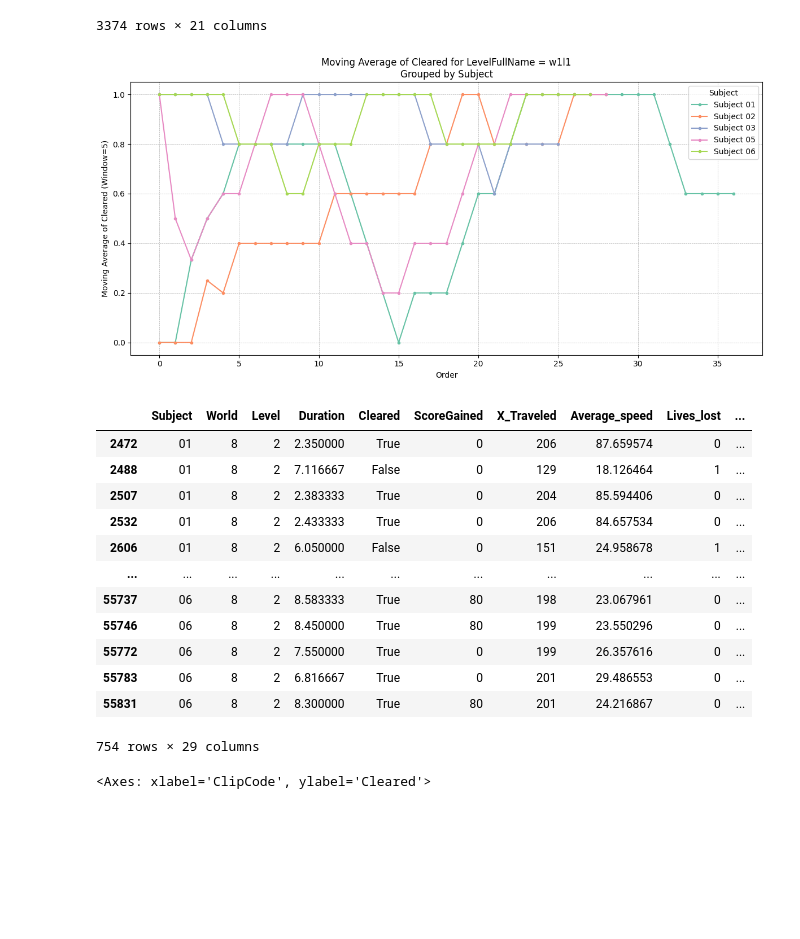
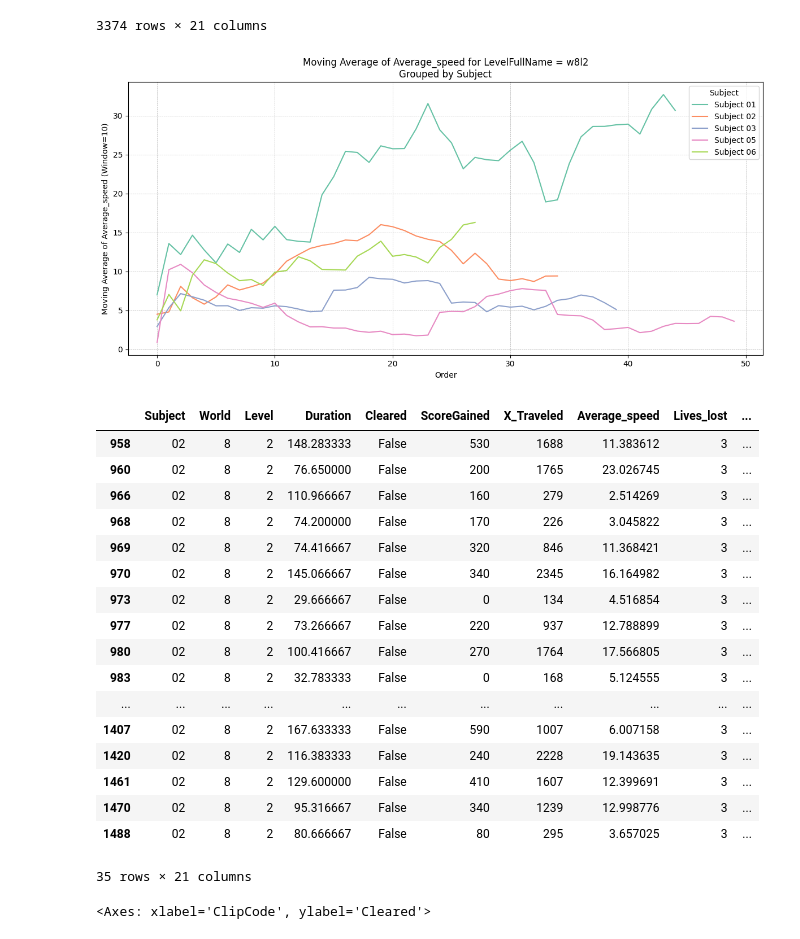
Before and after one commit to courtois-neuromod/mario_learning.behavior, a Jupyter notebook: notebooks/human_learning_traces.ipynb, the cells around one changed output. Cells and saved outputs as stored; diff of their text form; code cells hidden in the pictures; blank space fills up the shorter version.

Commit message:
created moving_average plot

```diff
--- a/notebooks/human_learning_traces.ipynb
+++ b/notebooks/human_learning_traces.ipynb
@@ -260,7 +260,7 @@ def plot_moving_average_simple(df, variable_col, index_col, grouping_col, filter
         # Calculate and plot moving average or raw data
         if len(group_df) >= window_size:
             moving_avg = group_df[variable_col].rolling(window=window_size, min_periods=1).mean()
-            plt.plot(group_df["relative_x"], moving_avg, label=f"{grouping_col} {group_value}", color=colors[i], marker='.')
+            plt.plot(group_df["relative_x"], moving_avg, label=f"{grouping_col} {group_value}", color=colors[i], marker=None)
             plot_successful = True
         else:
             print(f"Warning: Not enough data points (found {len(group_df)}, need {window_size}) for {grouping_col} {group_value}. Plotting raw data.")
@@ -282,32 +282,38 @@ def plot_moving_average_simple(df, variable_col, index_col, grouping_col, filter
 # %%
 plot_moving_average_simple(
     df=repetitions_df,
-    variable_col='Cleared',
+    variable_col='Average_speed',
     index_col='IndexGlobal',      # Use the exact column name from your repetitions_df
     grouping_col='Subject',
     filter_col='LevelFullName', # Use the exact column name
-    filter_value='w1l1',
-    window_size=5
+    filter_value='w8l2',
+    window_size=10
 )
 # %% [output]
-[figure, old version]
+[figure, new version]
 # %%
-subset_df = clips_df[clips_df['SceneFullName'] == 'w8l2s1']
-subset_df
+subset_df = repetitions_df[repetitions_df['LevelFullName'] == 'w8l2']
+
+subset_df[subset_df['Subject'] == '02']
 # %% [output]
 |  | Subject | World | Level | Duration | Cleared | ScoreGained | X_Traveled | Average_speed | Lives_lost | ... |
-| 2472 | 01 | 8 | 2 | 2.350000 | True | 0 | 206 | 87.659574 | 0 | ... |
-| 2488 | 01 | 8 | 2 | 7.116667 | False | 0 | 129 | 18.126464 | 1 | ... |
-| 2507 | 01 | 8 | 2 | 2.383333 | True | 0 | 204 | 85.594406 | 0 | ... |
-| 2532 | 01 | 8 | 2 | 2.433333 | True | 0 | 206 | 84.657534 | 0 | ... |
-| 2606 | 01 | 8 | 2 | 6.050000 | False | 0 | 151 | 24.958678 | 1 | ... |
+| 958 | 02 | 8 | 2 | 148.283333 | False | 530 | 1688 | 11.383612 | 3 | ... |
+| 960 | 02 | 8 | 2 | 76.650000 | False | 200 | 1765 | 23.026745 | 3 | ... |
+| 966 | 02 | 8 | 2 | 110.966667 | False | 160 | 279 | 2.514269 | 3 | ... |
+| 968 | 02 | 8 | 2 | 74.200000 | False | 170 | 226 | 3.045822 | 3 | ... |
+| 969 | 02 | 8 | 2 | 74.416667 | False | 320 | 846 | 11.368421 | 3 | ... |
+| 970 | 02 | 8 | 2 | 145.066667 | False | 340 | 2345 | 16.164982 | 3 | ... |
+| 973 | 02 | 8 | 2 | 29.666667 | False | 0 | 134 | 4.516854 | 3 | ... |
+| 977 | 02 | 8 | 2 | 73.266667 | False | 220 | 937 | 12.788899 | 3 | ... |
+| 980 | 02 | 8 | 2 | 100.416667 | False | 270 | 1764 | 17.566805 | 3 | ... |
+| 983 | 02 | 8 | 2 | 32.783333 | False | 0 | 168 | 5.124555 | 3 | ... |
 | ... | ... | ... | ... | ... | ... | ... | ... | ... | ... | ... |
-| 55737 | 06 | 8 | 2 | 8.583333 | True | 80 | 198 | 23.067961 | 0 | ... |
-| 55746 | 06 | 8 | 2 | 8.450000 | True | 80 | 199 | 23.550296 | 0 | ... |
-| 55772 | 06 | 8 | 2 | 7.550000 | True | 0 | 199 | 26.357616 | 0 | ... |
-| 55783 | 06 | 8 | 2 | 6.816667 | True | 0 | 201 | 29.486553 | 0 | ... |
-| 55831 | 06 | 8 | 2 | 8.300000 | True | 80 | 201 | 24.216867 | 0 | ... |
+| 1407 | 02 | 8 | 2 | 167.633333 | False | 590 | 1007 | 6.007158 | 3 | ... |
+| 1420 | 02 | 8 | 2 | 116.383333 | False | 240 | 2228 | 19.143635 | 3 | ... |
+| 1461 | 02 | 8 | 2 | 129.600000 | False | 410 | 1607 | 12.399691 | 3 | ... |
+| 1470 | 02 | 8 | 2 | 95.316667 | False | 340 | 1239 | 12.998776 | 3 | ... |
+| 1488 | 02 | 8 | 2 | 80.666667 | False | 80 | 295 | 3.657025 | 3 | ... |
-754 rows × 29 columns
+35 rows × 21 columns
 # %%
 import matplotlib.pyplot as plt
 
```
Also changed, not shown: parts of 1 cell of this notebook.
